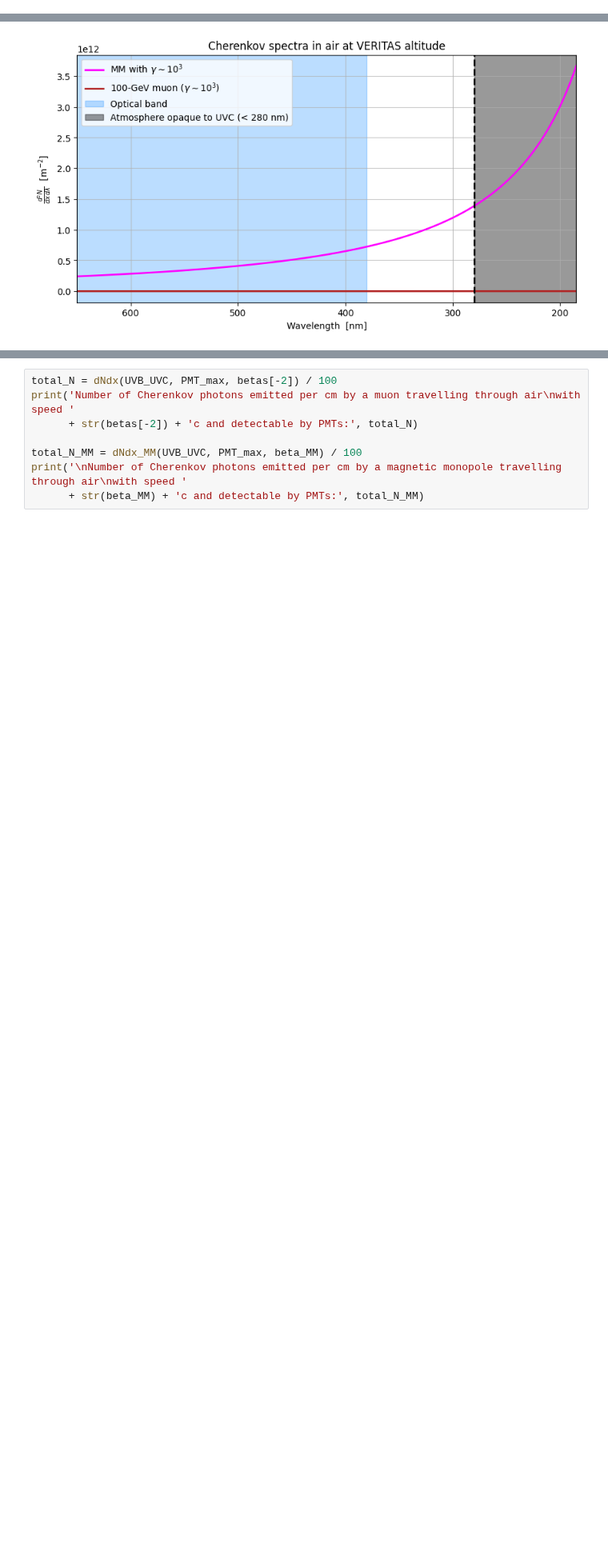
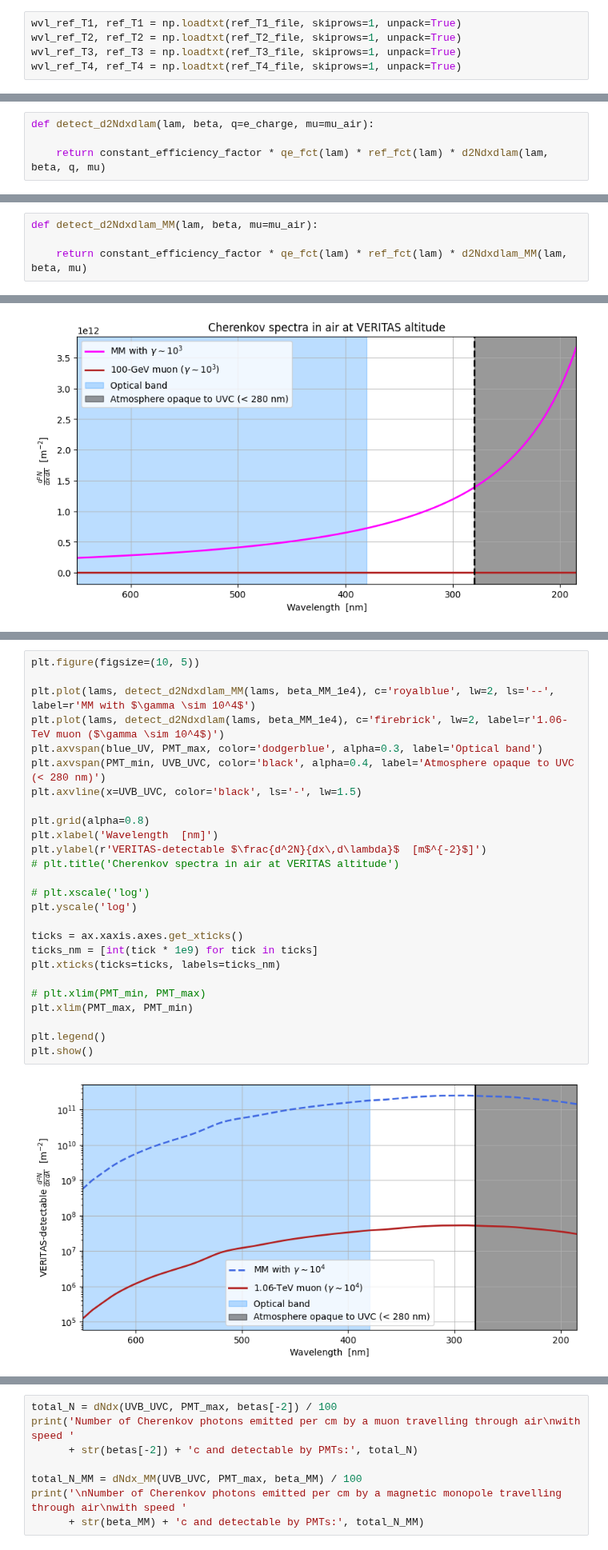
Before and after one commit to leandrorizk/magnetic_monopoles, a Jupyter notebook: cherenkov_spectra/spectra_PMT_range_wavelengths.ipynb, the cells around one changed output, grey strips where cells are left out. Shown at 80% size. Saved outputs shown, nothing was run; the diff lists cells and outputs as text; blank space fills up the shorter version.

```diff
--- a/cherenkov_spectra/spectra_PMT_range_wavelengths.ipynb
+++ b/cherenkov_spectra/spectra_PMT_range_wavelengths.ipynb
@@ -36,0 +47,5 @@ veritas_alt = 1268  # m
+# %%
+wvl_ref_T1, ref_T1 = np.loadtxt(ref_T1_file, skiprows=1, unpack=True)
+wvl_ref_T2, ref_T2 = np.loadtxt(ref_T2_file, skiprows=1, unpack=True)
+wvl_ref_T3, ref_T3 = np.loadtxt(ref_T3_file, skiprows=1, unpack=True)
+wvl_ref_T4, ref_T4 = np.loadtxt(ref_T4_file, skiprows=1, unpack=True)
@@ -61,6 +86,10 @@ def d2Edxdlam(lam, beta, q=e_charge, mu=mu_air):
 def d2Ndxdlam(lam, beta, q=e_charge, mu=mu_air):
 
     return np.pi * q**2 * mu / c.h.value * (c.c.value / lam**2) * (1 - 1 / (beta * n_air(lam))**2)
+# %%
+def detect_d2Ndxdlam(lam, beta, q=e_charge, mu=mu_air):
+
+    return constant_efficiency_factor * qe_fct(lam) * ref_fct(lam) * d2Ndxdlam(lam, beta, q, mu)
 # %%
 def dEdx(lam_low, lam_high, beta, q=e_charge, mu=mu_air):
 
@@ -339,6 +364,10 @@ def d2Ndxdlam_MM(lam, beta, mu=mu_air):
 
     return np.pi * e_charge**2 * mu / c.h.value * (c.c.value / lam**2) \
     * (1 - 1 / (beta * n_air(lam))**2) * (n_air(lam) / (2 * c.alpha)) ** 2
+# %%
+def detect_d2Ndxdlam_MM(lam, beta, mu=mu_air):
+
+    return constant_efficiency_factor * qe_fct(lam) * ref_fct(lam) * d2Ndxdlam_MM(lam, beta, mu)
 # %%
 def dEdx_MM(lam_low, lam_high, beta, mu=mu_air):
 
@@ -412,0 +448,28 @@ plt.show()
+# %%
+plt.figure(figsize=(10, 5))
+
+plt.plot(lams, detect_d2Ndxdlam_MM(lams, beta_MM_1e4), c='royalblue', lw=2, ls='--', label=r'MM with $\gamma \sim 10^4$')
+plt.plot(lams, detect_d2Ndxdlam(lams, beta_MM_1e4), c='firebrick', lw=2, label=r'1.06-TeV muon ($\gamma \sim 10^4$)')
+plt.axvspan(blue_UV, PMT_max, color='dodgerblue', alpha=0.3, label='Optical band')
+plt.axvspan(PMT_min, UVB_UVC, color='black', alpha=0.4, label='Atmosphere opaque to UVC (< 280 nm)')
+plt.axvline(x=UVB_UVC, color='black', ls='-', lw=1.5)
+
+plt.grid(alpha=0.8)
+plt.xlabel('Wavelength  [nm]')
+plt.ylabel(r'VERITAS-detectable $\frac{d^2N}{dx\,d\lambda}$  [m$^{-2}$]')
+# plt.title('Cherenkov spectra in air at VERITAS altitude')
+
+# plt.xscale('log')
+plt.yscale('log')
+
+ticks = ax.xaxis.axes.get_xticks()
+ticks_nm = [int(tick * 1e9) for tick in ticks]
+plt.xticks(ticks=ticks, labels=ticks_nm)
+
+# plt.xlim(PMT_min, PMT_max)
+plt.xlim(PMT_max, PMT_min)
+
+plt.legend()
+plt.show()
+# %% [output]
+[figure, added]
```
Also changed, not shown: parts of 12 cells of this notebook, 7 other files.
